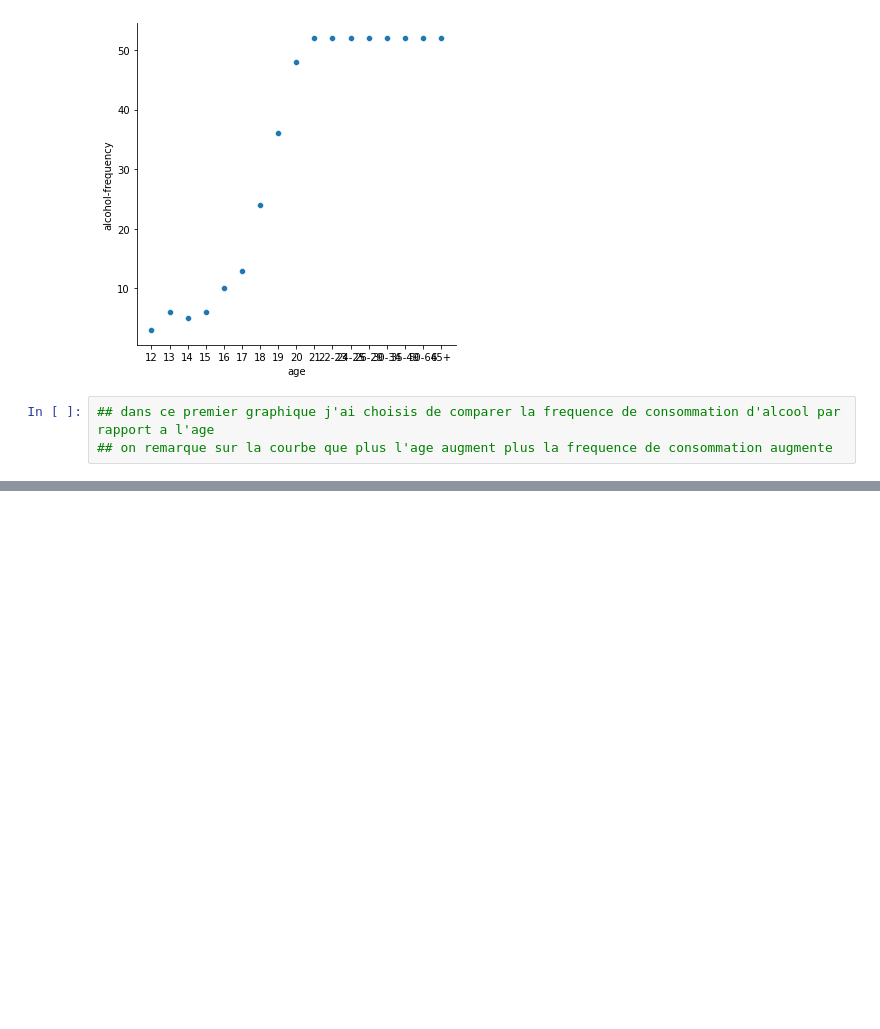
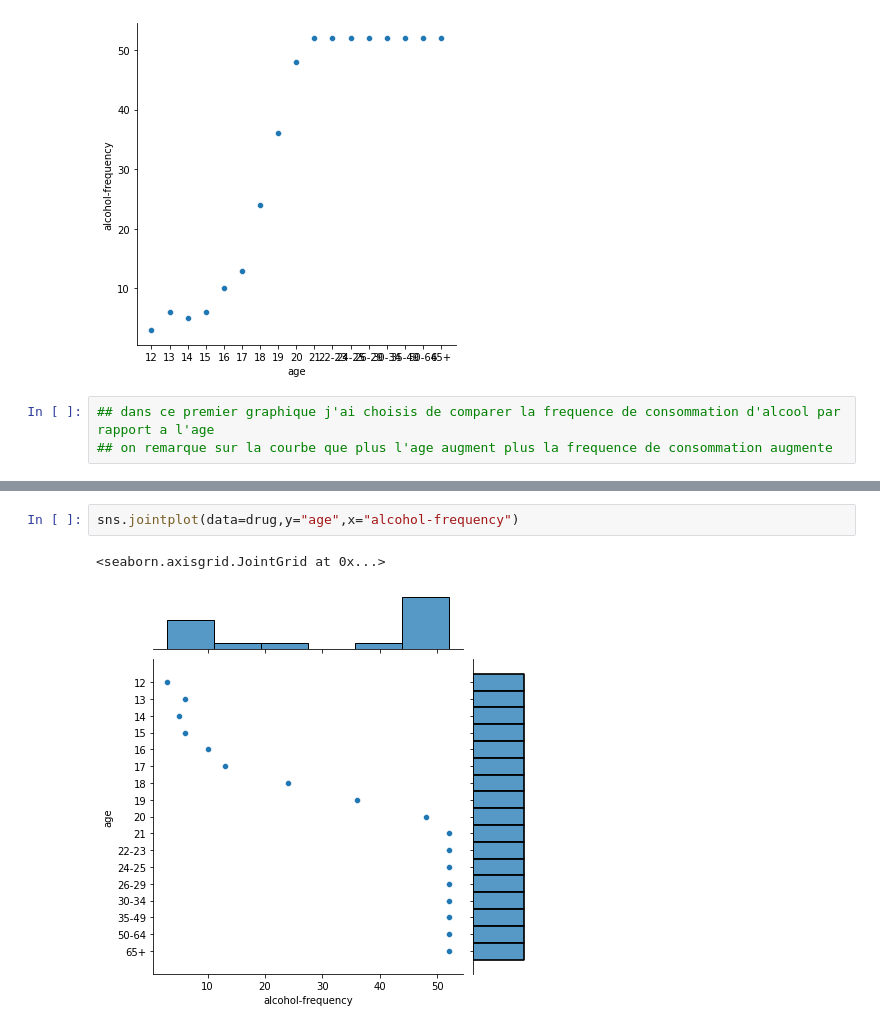
Before and after one commit to Mikkke/python_project, a Jupyter notebook: drug_by_age.ipynb, the cells around one changed output, grey strips where cells are left out. Saved outputs shown, nothing was run; the diff lists cells and outputs as text; blank space fills up the shorter version.

```diff
--- a/drug_by_age.ipynb
+++ b/drug_by_age.ipynb
@@ -80,0 +86,5 @@ sns.relplot(data=drug,x="age",y="alcohol-frequency")
+# %%
+sns.jointplot(data=drug,y="age",x="alcohol-frequency")
+# %% [output]
+<seaborn.axisgrid.JointGrid at 0x...>
+[figure, added]
```
Also changed, not shown: parts of 1 cell of this notebook.
